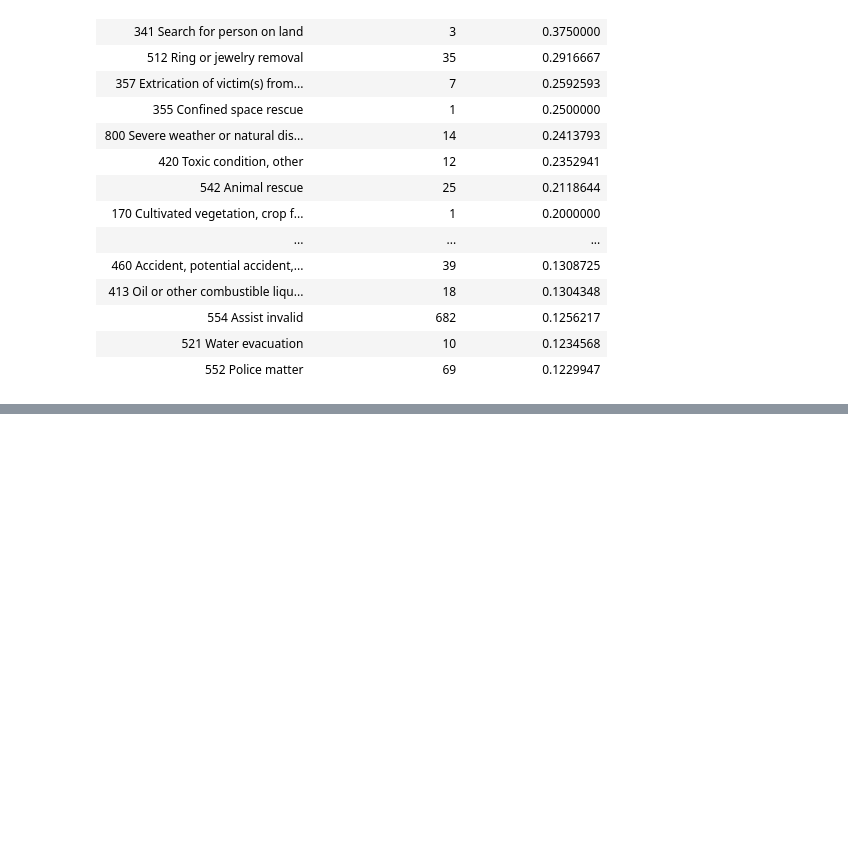
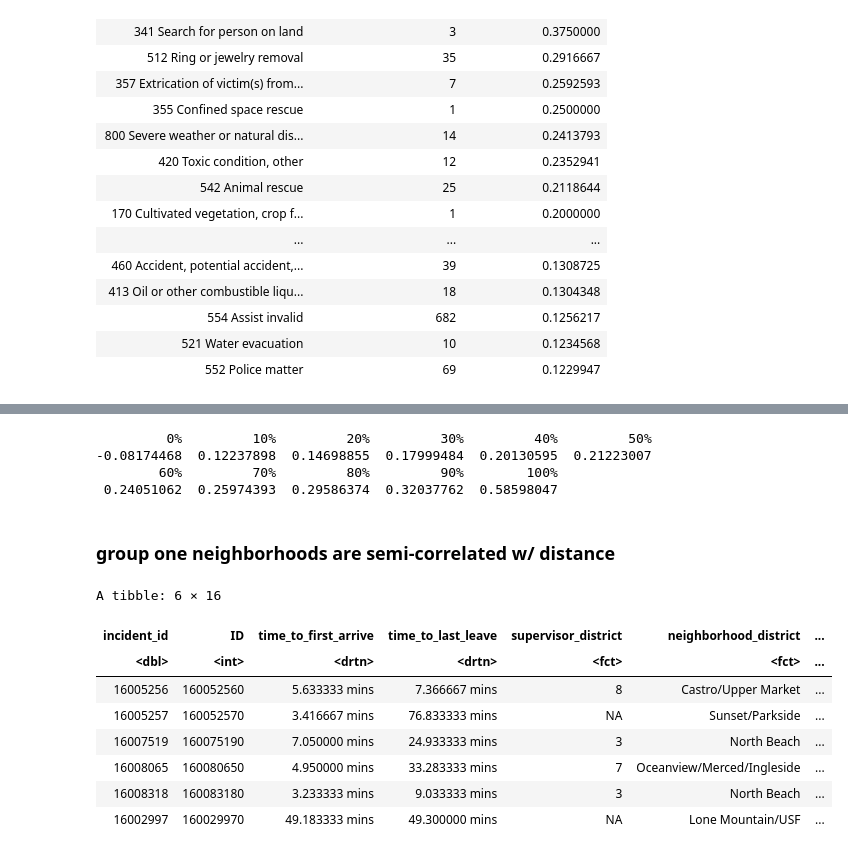
Before and after one commit to mjgood4/firstrespondersites, a Jupyter notebook: research/eda/manderson334/notebooks/Basic Data Analysis.ipynb, the cells around one changed output, grey strips where cells are left out. Drawn from its saved outputs; the diff is of its cells as text; code cells hidden in the pictures; blank space fills up the shorter version.

```diff
--- a/research/eda/manderson334/notebooks/Basic Data Analysis.ipynb
+++ b/research/eda/manderson334/notebooks/Basic Data Analysis.ipynb
@@ -265,0 +330,31 @@ A tibble: 30 × 3
+# %%
+quantile(neighborhood_distance_correlations$time_dist_corr, probs=seq(0,1,0.1), na.rm=T)
+# %% [output]
+         0%         10%         20%         30%         40%         50%
+-0.08174468  0.12237898  0.14698855  0.17999484  0.20130595  0.21223007
+        60%         70%         80%         90%        100%
+ 0.24051062  0.25974393  0.29586374  0.32037762  0.58598047
+# %% [markdown]
+### group one neighborhoods are semi-correlated w/ distance
+# %%
+group_1_neighborhoods <- neighborhood_distance_correlations %>%
+    filter(time_dist_corr > 0.25) %>%
+    pull(neighborhood_district)
+
+group_1_data <- incident_data.clean %>%
+    filter(neighborhood_district %in% !!group_1_neighborhoods) %>%
+    mutate(
+        i_tt_first = as.double(time_to_first_arrive),
+        i_tt_first_IQR = IQR(i_tt_first))
+
+head(group_1_data)
+# %% [output]
+A tibble: 6 × 16
+| incident_id | ID | time_to_first_arrive | time_to_last_leave | supervisor_district | neighborhood_district | ... |
+| <dbl> | <int> | <drtn> | <drtn> | <fct> | <fct> | ... |
+| 16005256 | 160052560 | 5.633333 mins | 7.366667 mins | 8 | Castro/Upper Market | ... |
+| 16005257 | 160052570 | 3.416667 mins | 76.833333 mins | NA | Sunset/Parkside | ... |
+| 16007519 | 160075190 | 7.050000 mins | 24.933333 mins | 3 | North Beach | ... |
+| 16008065 | 160080650 | 4.950000 mins | 33.283333 mins | 7 | Oceanview/Merced/Ingleside | ... |
+| 16008318 | 160083180 | 3.233333 mins | 9.033333 mins | 3 | North Beach | ... |
+| 16002997 | 160029970 | 49.183333 mins | 49.300000 mins | NA | Lone Mountain/USF | ... |
```
Also changed, not shown: parts of 10 cells of this notebook, 3 other files.
